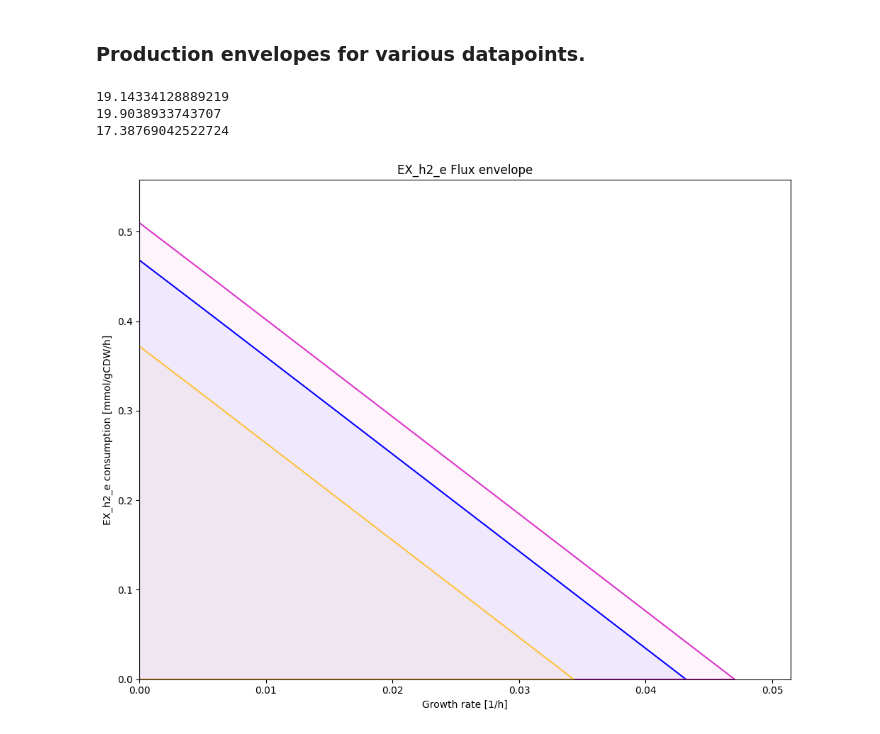
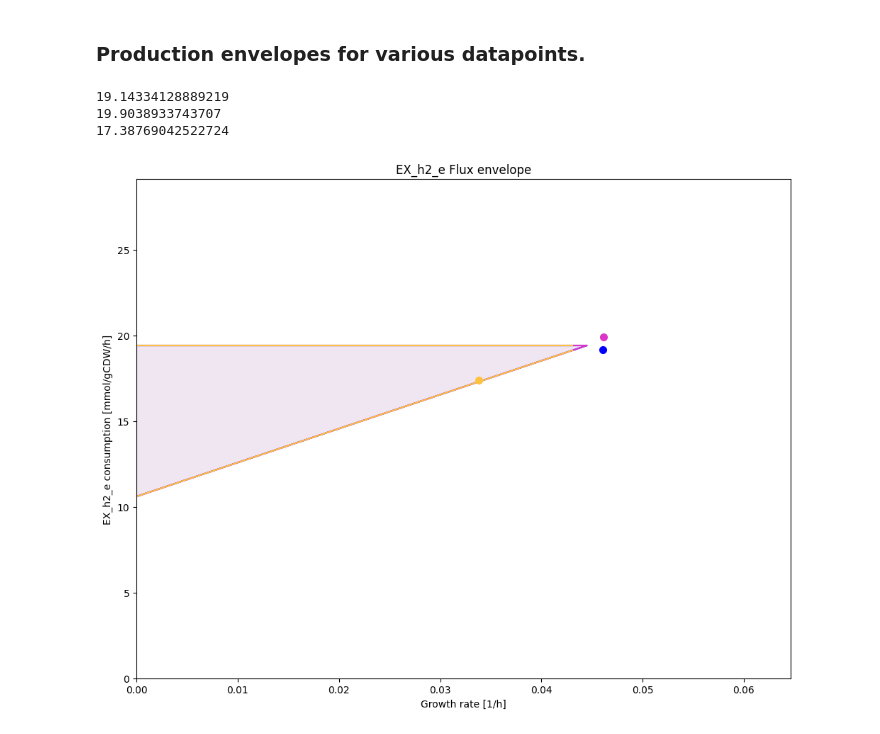
Before and after one commit to AzizBenA/iABA974_SoF1_GEM, a Jupyter notebook: Scripts/Model_manipulation.ipynb, the cells around one changed output. Saved outputs shown, nothing was run; the diff lists cells and outputs as text; code cells hidden in the pictures.

```diff
--- a/Scripts/Model_manipulation.ipynb
+++ b/Scripts/Model_manipulation.ipynb
@@ -1274,3 +1269,29 @@ yield_g_g
 # Model testing
 # %% [markdown]
 ## Preparing the dataset
+# %%
+GAM_metabolites_1 = {'atp_c': -120.0, 'h2o_c': -120.0}
+GAM_metabolites_2 = {'adp_c': 120.0, 'pi_c': 120.0, 'h_c': 120.0}
+
+# Get the biomass reaction
+reaction = model.reactions.get_by_id('Growth')
+
+# Update the coefficients for GAM_metabolites_1
+for element, new_coefficient in GAM_metabolites_1.items():
+    metabolite = model.metabolites.get_by_id(element)
+    if metabolite in reaction.metabolites:
+        print(f'Old coefficient for {element}: {reaction.metabolites[metabolite]}')
+        reaction.add_metabolites({metabolite: new_coefficient - reaction.metabolites[metabolite]})
+        print(f'Updated {element} coefficient to {new_coefficient}')
+
+# Update the coefficients for GAM_metabolites_2
+for element, new_coefficient in GAM_metabolites_2.items():
+    metabolite = model.metabolites.get_by_id(element)
+    if metabolite in reaction.metabolites:
+        print(f'Old coefficient for {element}: {reaction.metabolites[metabolite]}')
+        reaction.add_metabolites({metabolite: new_coefficient - reaction.metabolites[metabolite]})
+        print(f'Updated {element} coefficient to {new_coefficient}')
+
+# Optimize the model
+solution = model.slim_optimize()
+print(f'Optimal solution: {solution}')
@@ -1671,15 +1690,16 @@ plt.show()
 # %% [markdown]
 ### Production envelopes for various datapoints.
 # %%
-#TODO fix co2 uptake instead of H2 and simulate the maximum flux of H2 and create the envelope
+#TODO co2 was fixed you can check the problem in the plotting
 #TODO check the layer order you can use the last gpt discussion
 # The scale of BLG production and H2 uptake is not the same and make plotting hard
 test_df = chemostat_model.iloc[[1, 2, 3]]
+q_co2 = test_df["CO2 flux theoretic"].values
 q_h2 = test_df["H2 Flux theoretic"].values
 mu = test_df["exp_growth"].values
 def plot_flux_envelopes(model, data, objective = str):
 
-    q_h2, mu = data
+    q_h2,q_co2, mu = data
 
     # --------------- 1) Compute simulated growth -----------------
     mu_sim = []
@@ -1688,8 +1708,8 @@ def plot_flux_envelopes(model, data, objective = str):
     for i in range(len(mu)):
         with model :
             #print(f'for itteration = {i} and H2 uptake of {q_h2[i]}')
-            rxn = model.reactions.get_by_id("EX_h2_e")
-            rxn.bounds = -q_h2[i], 0.0
+            rxn = model.reactions.get_by_id("EX_co2_e")
+            rxn.bounds = -q_co2[i], 0.0
             model.objective = objective
             sol = model.optimize()
             mu_pred = sol.objective_value
@@ -1700,49 +1720,49 @@ def plot_flux_envelopes(model, data, objective = str):
     fig, ax = plt.subplots(figsize=(10,8))   # <--- FIXED
     cmap = cm.get_cmap("gnuplot2")
     colors = cmap(np.linspace(0.25, 0.8, len(q_h2)))
-    rxn = "EX_BLG_e"
+    rxn = "EX_h2_e"
 
     # --------------- 3) Flux envelopes ---------------------------
     model_copy = model.copy()
 
-    for  q_h2_i, mu_i, color_i in zip(q_h2, mu, colors):
+    for  q_h2_i,q_co2_i, mu_i, color_i in zip(q_h2,q_co2 ,mu, colors):
 
         # Fix growth
         rxn_obj = model_copy.reactions.get_by_id(objective)
         rxn_obj.lb = mu_i
         rxn_obj.ub = mu_i
-        constraints_mu = {"EX_h2_e": (-q_h2_i, 0.0)}
+        constraints_mu = {"EX_co2_e": (-q_co2_i, 0.0)}
 
 
 #*************************new code*******************************
         # envelope unconstrained (solid)
         plot_flux_envelope_bis(
             model_copy,
             biomass_rxn="Growth",
-            target_rxn="BLG_x1_production",
+            target_rxn="EX_h2_e",
             steps=50,
             constraints=constraints_mu,
             plot_kwargs={"color":color_i},
             fill_kwargs={"color":color_i, "alpha":0.05},
             ax=ax
         )
 
         print(q_h2_i)
         ax.plot(mu_i, q_h2_i, marker = 'o', color=color_i ,markersize=7,label=f"H2 uptake={q_h2_i}") # plot the experimental data points on the figure
 
     # Labels
     name = model.reactions.get_by_id(rxn).name
 
     ax.set_xlabel("Growth rate [1/h]")
     ax.set_ylabel(f"{name} consumption [mmol/gCDW/h]")
     ax.set_title(f"{name} Flux envelope")
 
     plt.tight_layout()
     plt.show()
 
-plot_flux_envelopes(model, [q_h2, mu],"Growth")
+plot_flux_envelopes(model, [q_h2,q_co2, mu],"Growth")
 # %% [output]
 19.14334128889219
 19.9038933743707
 17.38769042522724
-[figure, old version]
+[figure, new version]
```
Also changed, not shown: parts of 13 cells of this notebook, 5 other files.
